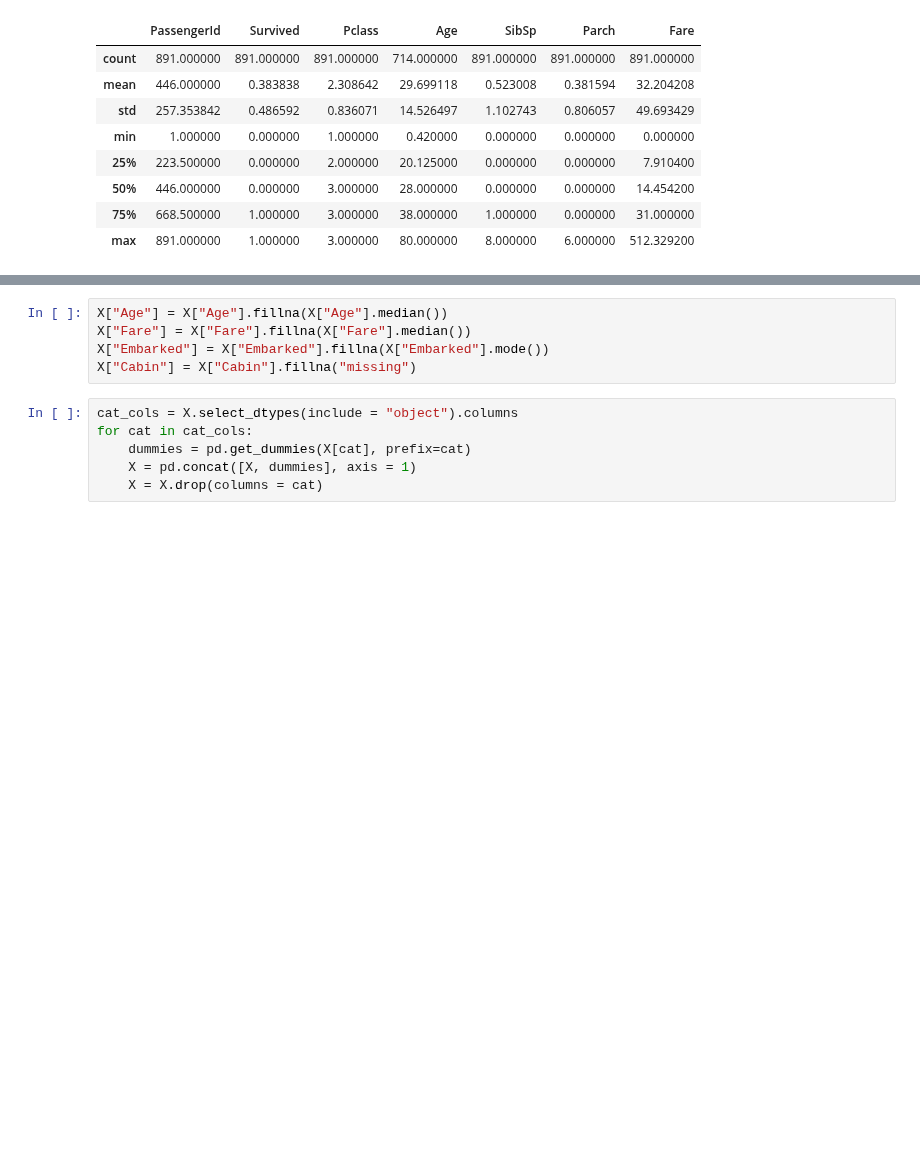
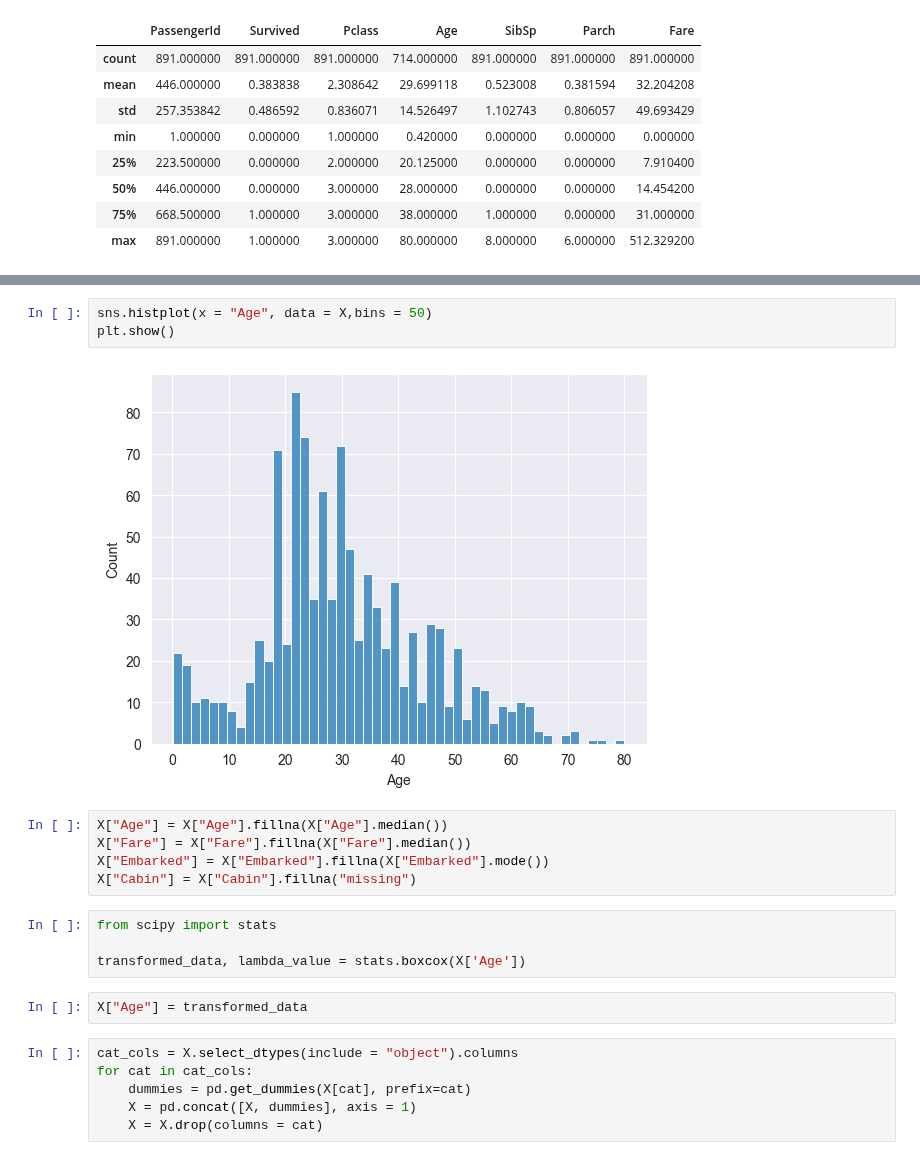
Before and after one commit to indian-coder-aarush/Learning, a Jupyter notebook: titanic_pred.ipynb, the cells around one changed output, grey strips where cells are left out. Drawn from its saved outputs; the diff is of its cells as text; blank space fills up the shorter version.

```diff
--- a/titanic_pred.ipynb
+++ b/titanic_pred.ipynb
@@ -88,8 +93,19 @@ dtype: float64
+# %%
+sns.histplot(x = "Age", data = X,bins = 50)
+plt.show()
+# %% [output]
+[figure, added]
 # %%
 X["Age"] = X["Age"].fillna(X["Age"].median())
 X["Fare"] = X["Fare"].fillna(X["Fare"].median())
 X["Embarked"] = X["Embarked"].fillna(X["Embarked"].mode())
 X["Cabin"] = X["Cabin"].fillna("missing")
+# %%
+from scipy import stats
+
+transformed_data, lambda_value = stats.boxcox(X['Age'])
+# %%
+X["Age"] = transformed_data
 # %%
 cat_cols = X.select_dtypes(include = "object").columns
 for cat in cat_cols:
```
Also changed, not shown: parts of 5 cells of this notebook, 7 other files.
